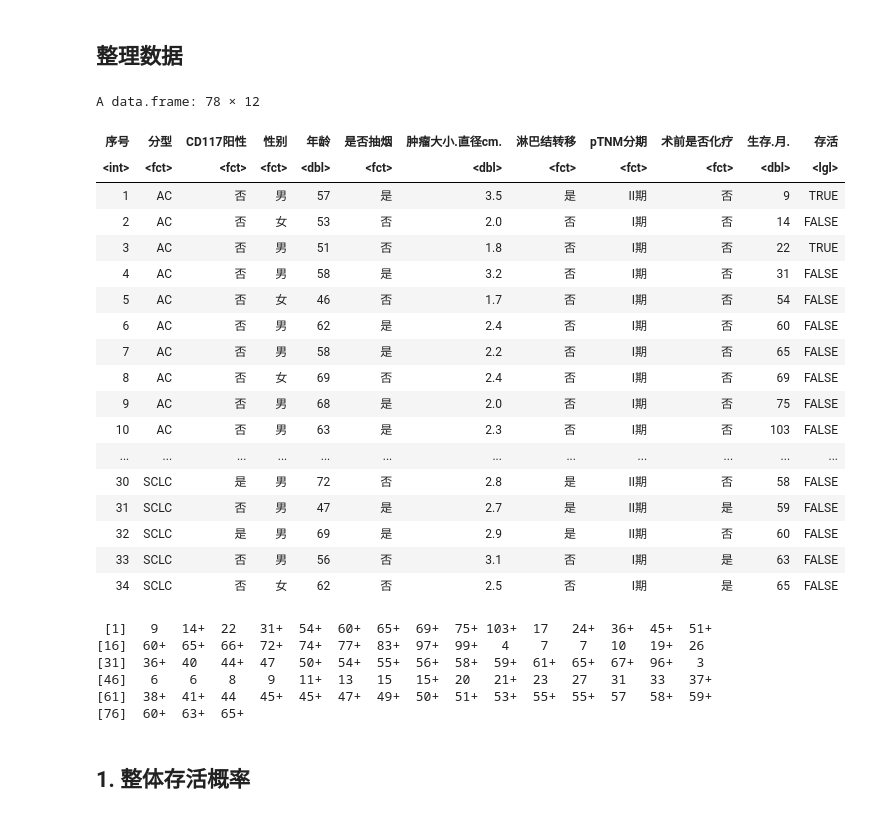
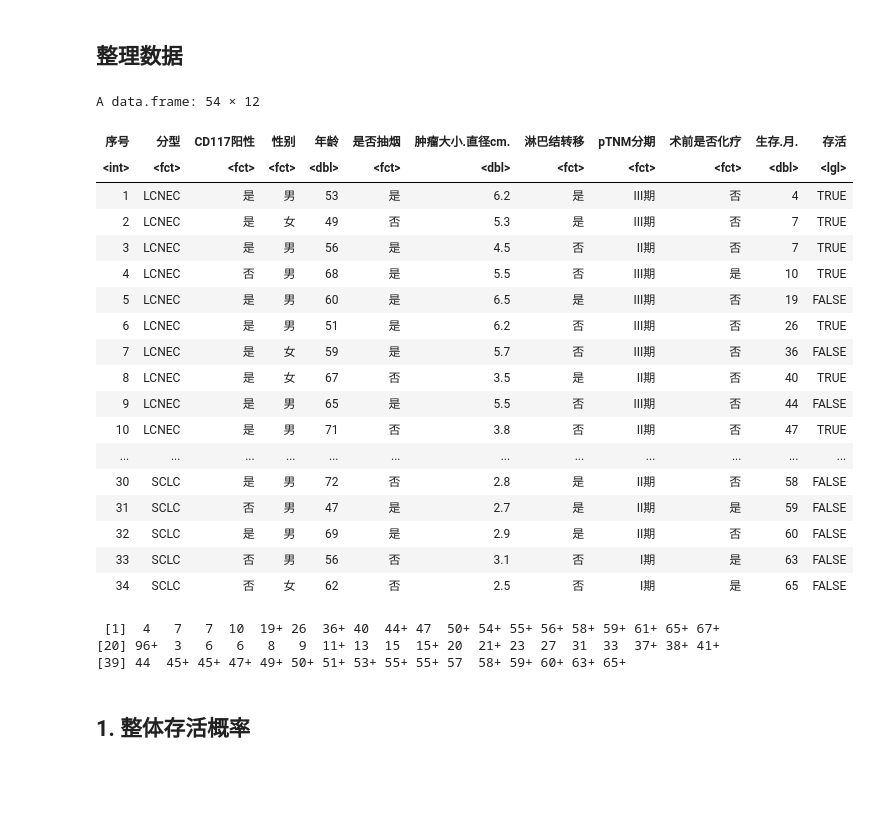
Before and after one commit to Oceanbao/Notebook, a Jupyter notebook: cox.ipynb, the cells around one changed output. Cells and saved outputs as stored; diff of their text form; code cells hidden in the pictures; blank space fills up the shorter version.

```diff
--- a/cox.ipynb
+++ b/cox.ipynb
@@ -38,60 +42,64 @@ df_tc <- read.csv("tc.csv")
 df_sclc <- read.csv("sclc.csv")
 df_lcnec <- read.csv("lcnec.csv")
 # %%
-df_all <- bind_rows(df_ac, df_tc, df_lcnec, df_sclc)
+# df_all <- bind_rows(df_ac, df_tc, df_lcnec, df_sclc)
+df_all <- bind_rows(df_lcnec, df_sclc)
 # %%
 # 1 is null 2 is event
 df_all$淋巴结转移 <- factor(df_all$淋巴结转移,
                      levels = c("是", "否"),
                      labels = c("是", "否"))
                      # labels = c(1, 0))
+# df_all$分型 <- factor(df_all$分型,
+#                      levels = c("AC", "TC", "SCLC", "LCNEC"),
+#                      labels = c("AC", "TC", "SCLC", "LCNEC"))
 df_all$分型 <- factor(df_all$分型,
-                     levels = c("AC", "TC", "SCLC", "LCNEC"),
-                     labels = c("AC", "TC", "SCLC", "LCNEC"))
+                     levels = c("SCLC", "LCNEC"),
+                     labels = c("SCLC", "LCNEC"))
                      # labels = c(1, 2, 3, 4))
 df_all$性别 <- factor(df_all$性别,
                      levels = c("男", "女"),
                      labels = c("男", "女"))
                      # labels = c(1, 0))
 df_all$是否抽烟 <- factor(df_all$是否抽烟,
                      levels = c("是", "否"),
                      labels = c("是", "否"))
                      # labels = c(1, 0))
 df_all$pTNM分期 <- factor(df_all$pTNM分期,
                      levels = c("I期", "II期", "III期"),
                      labels = c("I期", "II期", "III期"))
                      # labels = c(1, 2, 3))
 df_all$术前是否化疗 <- factor(df_all$术前是否化疗,
                      levels = c("是", "否"),
                      labels = c("是", "否"))
                      # labels = c(1, 0))
 df_all$CD117阳性 <- factor(df_all$CD117阳性,
                      levels = c("是", "否"),
                      labels = c("是", "否"))
 df_all$年龄 <- as.double(df_all$年龄)
 df_all$生存.月. <- as.double(df_all$生存.月.)
                      # labels = c(1, 0))
 # df_all$存活 <- factor(df_all$存活,
 #                      levels = c("是", "否"),
 #                      # labels = c("是", "否"))
 #                      labels = c(0, 1))
 df_all$存活 <- df_all$存活 == "否"
 
 df_all
 # %% [output]
-A data.frame: 78 × 12
+A data.frame: 54 × 12
 | 序号 | 分型 | CD117阳性 | 性别 | 年龄 | 是否抽烟 | 肿瘤大小.直径cm. | 淋巴结转移 | pTNM分期 | 术前是否化疗 | 生存.月. | 存活 |
 | <int> | <fct> | <fct> | <fct> | <dbl> | <fct> | <dbl> | <fct> | <fct> | <fct> | <dbl> | <lgl> |
-| 1 | AC | 否 | 男 | 57 | 是 | 3.5 | 是 | II期 | 否 | 9 | TRUE |
-| 2 | AC | 否 | 女 | 53 | 否 | 2.0 | 否 | I期 | 否 | 14 | FALSE |
-| 3 | AC | 否 | 男 | 51 | 否 | 1.8 | 否 | I期 | 否 | 22 | TRUE |
-| 4 | AC | 否 | 男 | 58 | 是 | 3.2 | 否 | I期 | 否 | 31 | FALSE |
-| 5 | AC | 否 | 女 | 46 | 否 | 1.7 | 否 | I期 | 否 | 54 | FALSE |
-| 6 | AC | 否 | 男 | 62 | 是 | 2.4 | 否 | I期 | 否 | 60 | FALSE |
-| 7 | AC | 否 | 男 | 58 | 是 | 2.2 | 否 | I期 | 否 | 65 | FALSE |
-| 8 | AC | 否 | 女 | 69 | 否 | 2.4 | 否 | I期 | 否 | 69 | FALSE |
-| 9 | AC | 否 | 男 | 68 | 是 | 2.0 | 否 | I期 | 否 | 75 | FALSE |
-| 10 | AC | 否 | 男 | 63 | 是 | 2.3 | 否 | I期 | 否 | 103 | FALSE |
+| 1 | LCNEC | 是 | 男 | 53 | 是 | 6.2 | 是 | III期 | 否 | 4 | TRUE |
+| 2 | LCNEC | 是 | 女 | 49 | 否 | 5.3 | 是 | III期 | 否 | 7 | TRUE |
+| 3 | LCNEC | 是 | 男 | 56 | 是 | 4.5 | 否 | II期 | 否 | 7 | TRUE |
+| 4 | LCNEC | 否 | 男 | 68 | 是 | 5.5 | 否 | III期 | 是 | 10 | TRUE |
+| 5 | LCNEC | 是 | 男 | 60 | 是 | 6.5 | 是 | III期 | 否 | 19 | FALSE |
+| 6 | LCNEC | 是 | 男 | 51 | 是 | 6.2 | 否 | III期 | 否 | 26 | TRUE |
+| 7 | LCNEC | 是 | 女 | 59 | 是 | 5.7 | 否 | III期 | 否 | 36 | FALSE |
+| 8 | LCNEC | 是 | 女 | 67 | 否 | 3.5 | 是 | II期 | 否 | 40 | TRUE |
+| 9 | LCNEC | 是 | 男 | 65 | 是 | 5.5 | 否 | III期 | 否 | 44 | FALSE |
+| 10 | LCNEC | 是 | 男 | 71 | 否 | 3.8 | 否 | II期 | 否 | 47 | TRUE |
 | ... | ... | ... | ... | ... | ... | ... | ... | ... | ... | ... | ... |
 | 30 | SCLC | 是 | 男 | 72 | 否 | 2.8 | 是 | II期 | 否 | 58 | FALSE |
 | 31 | SCLC | 否 | 男 | 47 | 是 | 2.7 | 是 | II期 | 是 | 59 | FALSE |
@@ -102,12 +110,9 @@ A data.frame: 78 × 12
 surv_object <- Surv(time = df_all$生存.月., event = df_all$存活)
 surv_object
 # %% [output]
- [1]   9   14+  22   31+  54+  60+  65+  69+  75+ 103+  17   24+  36+  45+  51+
-[16]  60+  65+  66+  72+  74+  77+  83+  97+  99+   4    7    7   10   19+  26
-[31]  36+  40   44+  47   50+  54+  55+  56+  58+  59+  61+  65+  67+  96+   3
-[46]   6    6    8    9   11+  13   15   15+  20   21+  23   27   31   33   37+
-[61]  38+  41+  44   45+  45+  47+  49+  50+  51+  53+  55+  55+  57   58+  59+
-[76]  60+  63+  65+
+ [1]  4   7   7  10  19+ 26  36+ 40  44+ 47  50+ 54+ 55+ 56+ 58+ 59+ 61+ 65+ 67+
+[20] 96+  3   6   6   8   9  11+ 13  15  15+ 20  21+ 23  27  31  33  37+ 38+ 41+
+[39] 44  45+ 45+ 47+ 49+ 50+ 51+ 53+ 55+ 55+ 57  58+ 59+ 60+ 63+ 65+
 # %% [markdown]
 ## 1. 整体存活概率
 # %%
```
Also changed, not shown: parts of 11 cells of this notebook.
